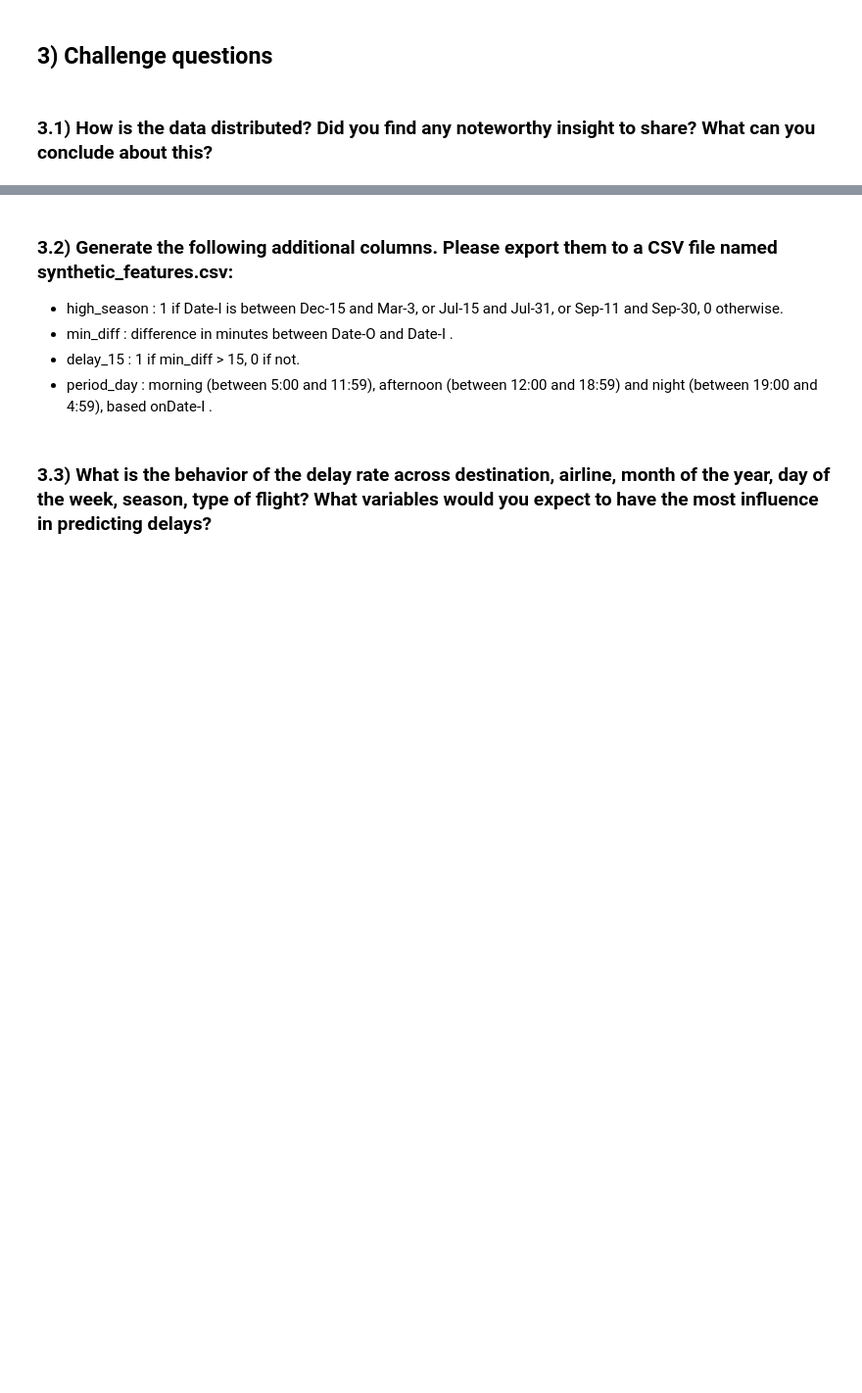
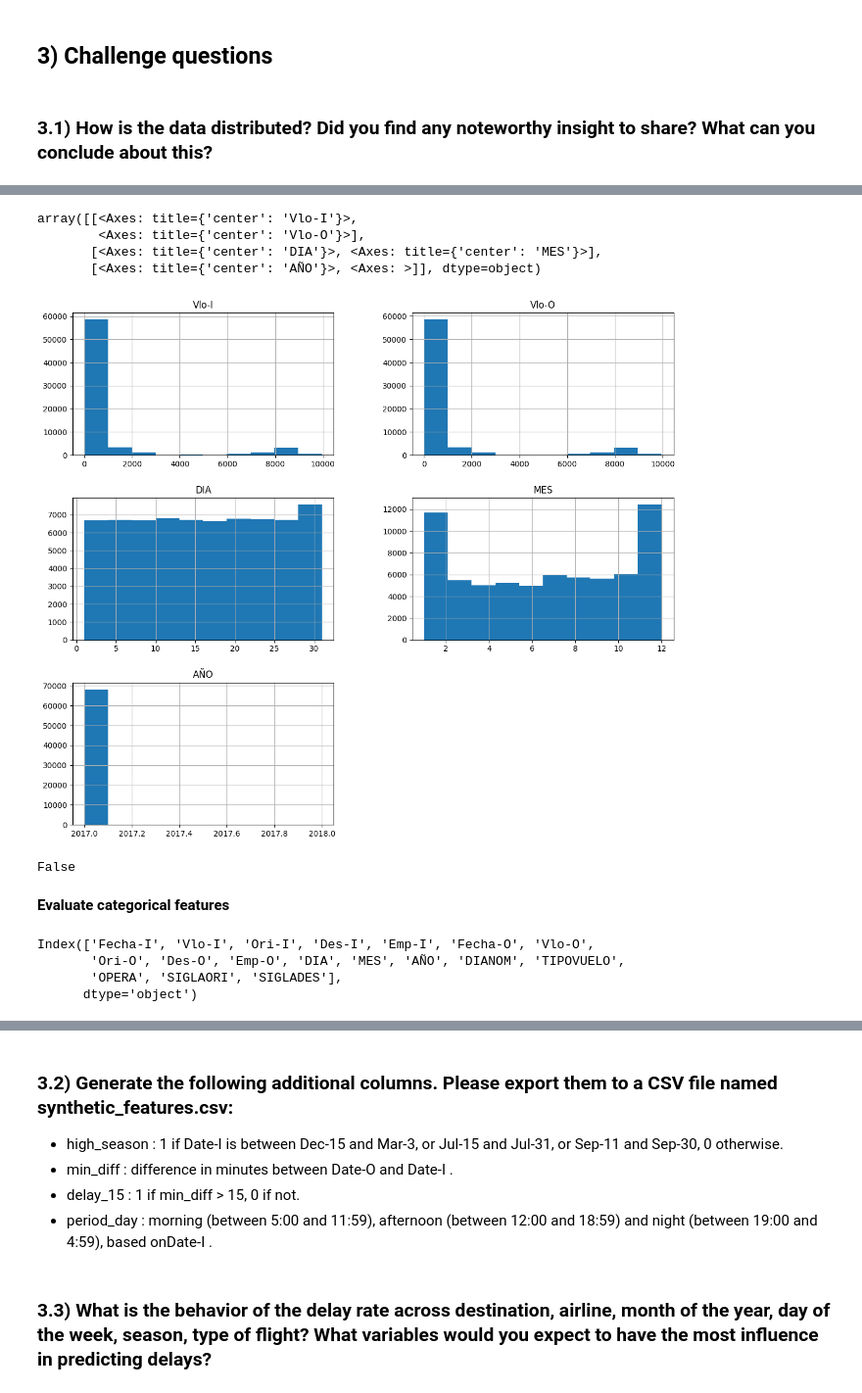
Before and after one commit to jekasores/latam_ds_challenge, a Jupyter notebook: solution.ipynb, the cells around one changed output, grey strips where cells are left out. Shown at 98% size. Drawn from its saved outputs; the diff is of its cells as text; code cells hidden in the pictures; blank space fills up the shorter version.

Commit message:
Adding plots for data exploration

```diff
--- a/solution.ipynb
+++ b/solution.ipynb
@@ -24,0 +84,7 @@ df.head()
+# %%
+#Drop rows with missing values
+df.dropna(inplace=True)
+
+#Verify dataframe after dropping rows with Nan values
+print("df.shape = ", df.shape)
+calculate_missing_values(df)
@@ -24,0 +114,8 @@ df.head()
+# %%
+#Convert Vlo-O and Vlo-I to int type - Part 1
+
+# Step 1: Use pd.to_numeric() to convert the column to numeric type
+df['Vlo-O'] = pd.to_numeric(df['Vlo-O'], errors='coerce')
+df['Vlo-I'] = pd.to_numeric(df['Vlo-I'], errors='coerce')
+
+calculate_missing_values(df)
@@ -24,0 +142,13 @@ df.head()
+# %%
+#Convert Vlo-O and Vlo-I to int type - Part 2
+
+#Drop rows with missing values
+df.dropna(inplace=True)
+
+#Verify dataframe after dropping rows with Nan values
+print("df.shape = ", df.shape)
+calculate_missing_values(df)
+
+# Step 2: Use astype() to convert the column to integer type
+df['Vlo-O'] = df['Vlo-O'].astype(int)
+df['Vlo-I'] = df['Vlo-I'].astype(int)
@@ -24,0 +198,22 @@ df.head()
+# %%
+df.hist(figsize = (14,12))
+# %% [output]
+array([[<Axes: title={'center': 'Vlo-I'}>,
+        <Axes: title={'center': 'Vlo-O'}>],
+       [<Axes: title={'center': 'DIA'}>, <Axes: title={'center': 'MES'}>],
+       [<Axes: title={'center': 'AÑO'}>, <Axes: >]], dtype=object)
+[figure, added]
+# %%
+# The distribution of Vlo-O and Vlo-I look the sabe. Are these two columns equal?
+df['Vlo-O'].equals(df['Vlo-I'])
+# %% [output]
+False
+# %% [markdown]
+**Evaluate categorical features**
+# %%
+df.columns
+# %% [output]
+Index(['Fecha-I', 'Vlo-I', 'Ori-I', 'Des-I', 'Emp-I', 'Fecha-O', 'Vlo-O',
+       'Ori-O', 'Des-O', 'Emp-O', 'DIA', 'MES', 'AÑO', 'DIANOM', 'TIPOVUELO',
+       'OPERA', 'SIGLAORI', 'SIGLADES'],
+      dtype='object')
```
Also changed, not shown: parts of 11 cells of this notebook.
